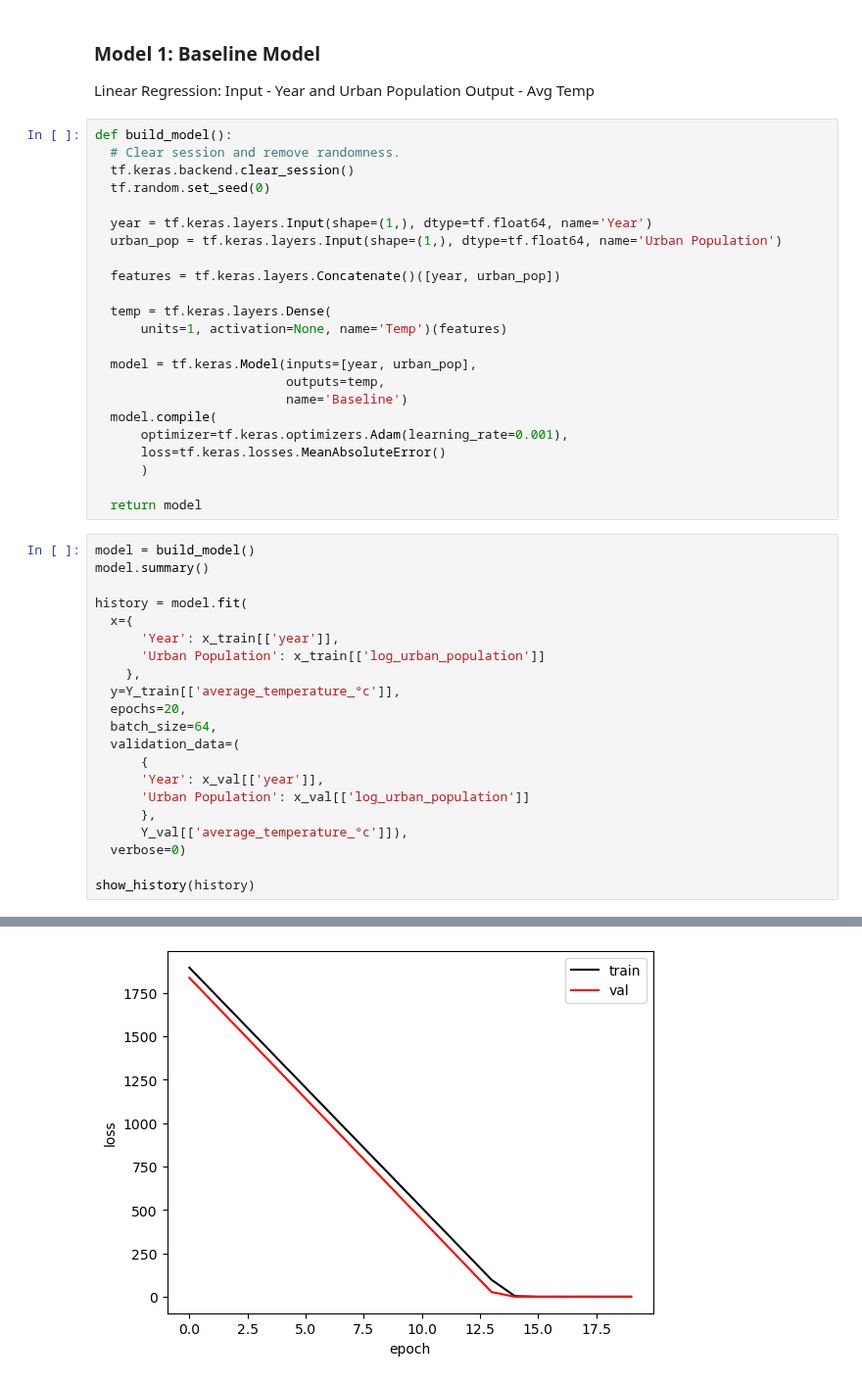
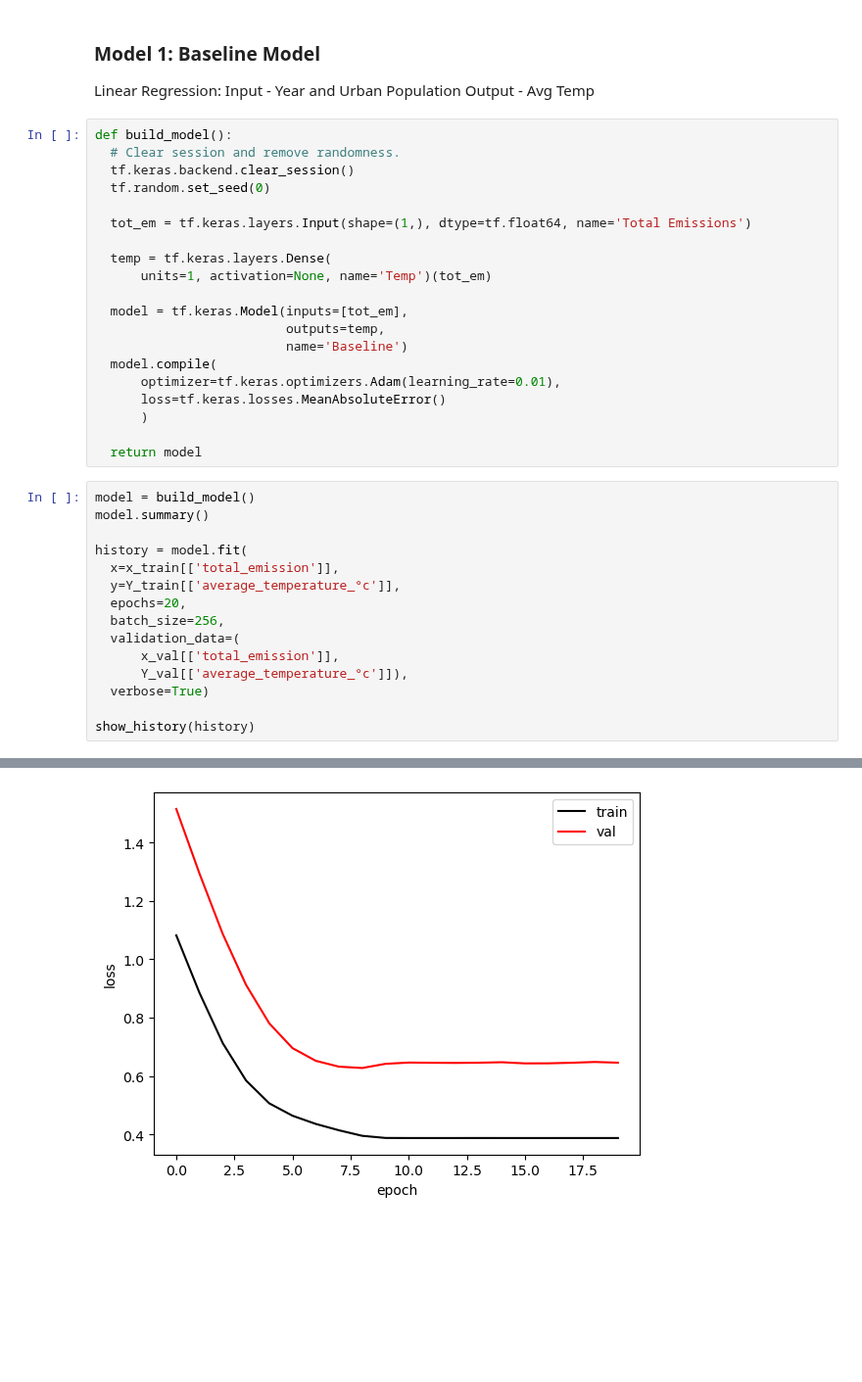
Before and after one commit to fayesimone/agriculture_emissions_prediction, a Jupyter notebook: Model_Building.ipynb, the cells around one changed output, grey strips where cells are left out. Shown at 98% size. Cells and saved outputs as stored; diff of their text form; blank space fills up the shorter version.

Commit message:
Add baseline model. Play around with other linear models

```diff
--- a/Model_Building.ipynb
+++ b/Model_Building.ipynb
@@ -81,19 +81,16 @@ def build_model():
   tf.keras.backend.clear_session()
   tf.random.set_seed(0)
 
-  year = tf.keras.layers.Input(shape=(1,), dtype=tf.float64, name='Year')
-  urban_pop = tf.keras.layers.Input(shape=(1,), dtype=tf.float64, name='Urban Population')
-
-  features = tf.keras.layers.Concatenate()([year, urban_pop])
+  tot_em = tf.keras.layers.Input(shape=(1,), dtype=tf.float64, name='Total Emissions')
 
   temp = tf.keras.layers.Dense(
-      units=1, activation=None, name='Temp')(features)
+      units=1, activation=None, name='Temp')(tot_em)
 
-  model = tf.keras.Model(inputs=[year, urban_pop],
+  model = tf.keras.Model(inputs=[tot_em],
                          outputs=temp,
                          name='Baseline')
   model.compile(
-      optimizer=tf.keras.optimizers.Adam(learning_rate=0.001),
+      optimizer=tf.keras.optimizers.Adam(learning_rate=0.01),
       loss=tf.keras.losses.MeanAbsoluteError()
       )
 
@@ -103,20 +100,14 @@ model = build_model()
 model.summary()
 
 history = model.fit(
-  x={
-      'Year': x_train[['year']],
-      'Urban Population': x_train[['log_urban_population']]
-    },
+  x=x_train[['total_emission']],
   y=Y_train[['average_temperature_°c']],
   epochs=20,
-  batch_size=64,
+  batch_size=256,
   validation_data=(
-      {
-      'Year': x_val[['year']],
-      'Urban Population': x_val[['log_urban_population']]
-      },
+      x_val[['total_emission']],
       Y_val[['average_temperature_°c']]),
-  verbose=0)
+  verbose=True)
 
 show_history(history)
 # %% [output]
@@ -142 +131 @@ ________________________________________________________________________________
-[figure, old version]
+[figure, new version]
```
Also changed, not shown: parts of 7 cells of this notebook.
